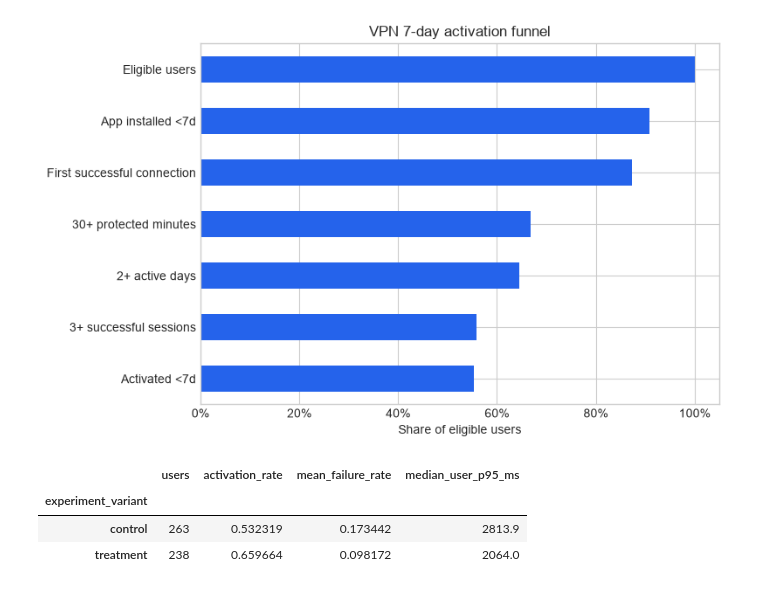
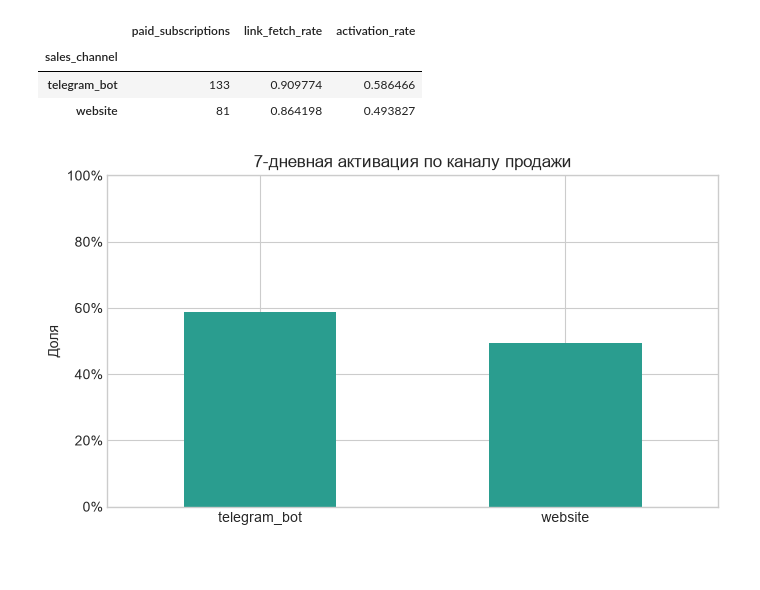
Before and after one commit to GarrettR0b/vpn-subscription-analytics, a Jupyter notebook: notebooks/01_vpn_activation.ipynb, the cells around one changed output. Saved outputs shown, nothing was run; the diff lists cells and outputs as text; code cells hidden in the pictures; blank space fills up the shorter version.

Commit message:
refactor: model HAPP subscription VPN analytics

```diff
--- a/notebooks/01_vpn_activation.ipynb
+++ b/notebooks/01_vpn_activation.ipynb
@@ -26,8 +25,9 @@ import matplotlib.pyplot as plt
 import pandas as pd
 
 from vpn_analytics.data_quality import validate_dataset
-from vpn_analytics.metrics import user_activation_records
+from vpn_analytics.metrics import monthly_business_records, subscriber_activation_records
 
 ROOT = Path.cwd().parent if Path.cwd().name == "notebooks" else Path.cwd()
 DATA_DIR = ROOT / "data" / "generated"
 plt.style.use("seaborn-v0_8-whitegrid")
+COLORS = {"base": "#173F5F", "total": "#F2A900", "accent": "#2A9D8F"}
@@ -33,0 +70,9 @@ plt.style.use("seaborn-v0_8-whitegrid")
+# %%
+activation = pd.DataFrame(subscriber_activation_records(DATA_DIR))
+monthly = pd.DataFrame(monthly_business_records(DATA_DIR))
+activation["link_fetched_7d"] = activation["first_link_fetched_at"].notna() & (
+    activation["first_link_fetched_at"]
+    < activation["subscription_started_at"] + pd.to_timedelta(7, unit="D")
+)
+monthly["month"] = pd.to_datetime(monthly["month_start"]).dt.strftime("%b %Y")
+activation.head(3)
@@ -73,3 +86,0 @@ display(quality)
-# %%
-activation = pd.DataFrame(user_activation_records(DATA_DIR))
-activation.head(3)
@@ -108,24 +143,21 @@ funnel
+# %%
+channels = activation.groupby("sales_channel").agg(
+    paid_subscriptions=("subscription_id", "size"),
+    link_fetch_rate=("link_fetched_7d", "mean"),
+    activation_rate=("activated_7d", "mean"),
+).sort_values("activation_rate", ascending=False)
+channels
+# %% [output]
+|  | paid_subscriptions | link_fetch_rate | activation_rate |
+| sales_channel |  |  |  |
+| telegram_bot | 133 | 0.909774 | 0.586466 |
+| website | 81 | 0.864198 | 0.493827 |
 # %%
-ax = funnel["share_of_eligible"].sort_values().plot.barh(figsize=(8, 5), color="#2563EB")
-ax.set(title="VPN 7-day activation funnel", xlabel="Share of eligible users", ylabel="")
-ax.xaxis.set_major_formatter(lambda value, _: f"{value:.0%}")
+ax = channels["activation_rate"].plot.bar(figsize=(7, 4), color=COLORS["accent"])
+ax.set(title="7-дневная активация по каналу продажи", xlabel="", ylabel="Доля")
+ax.set_ylim(0, 1)
+ax.yaxis.set_major_formatter(lambda value, _: f"{value:.0%}")
+plt.xticks(rotation=0)
 plt.tight_layout();
 # %% [output]
-[figure, old version]
+[figure, new version]
-# %%
-experiment = (
-    activation.dropna(subset=["experiment_variant"])
-    .groupby("experiment_variant")
-    .agg(
-        users=("user_id", "size"),
-        activation_rate=("activated_7d", "mean"),
-        mean_failure_rate=("failure_rate_7d", "mean"),
-        median_user_p95_ms=("p95_connection_time_ms", "median"),
-    )
-)
-experiment
-# %% [output]
-|  | users | activation_rate | mean_failure_rate | median_user_p95_ms |
-| experiment_variant |  |  |  |  |
-| control | 263 | 0.532319 | 0.173442 | 2813.9 |
-| treatment | 238 | 0.659664 | 0.098172 | 2064.0 |
```
Also changed, not shown: parts of 21 cells of this notebook, 38 other files.
